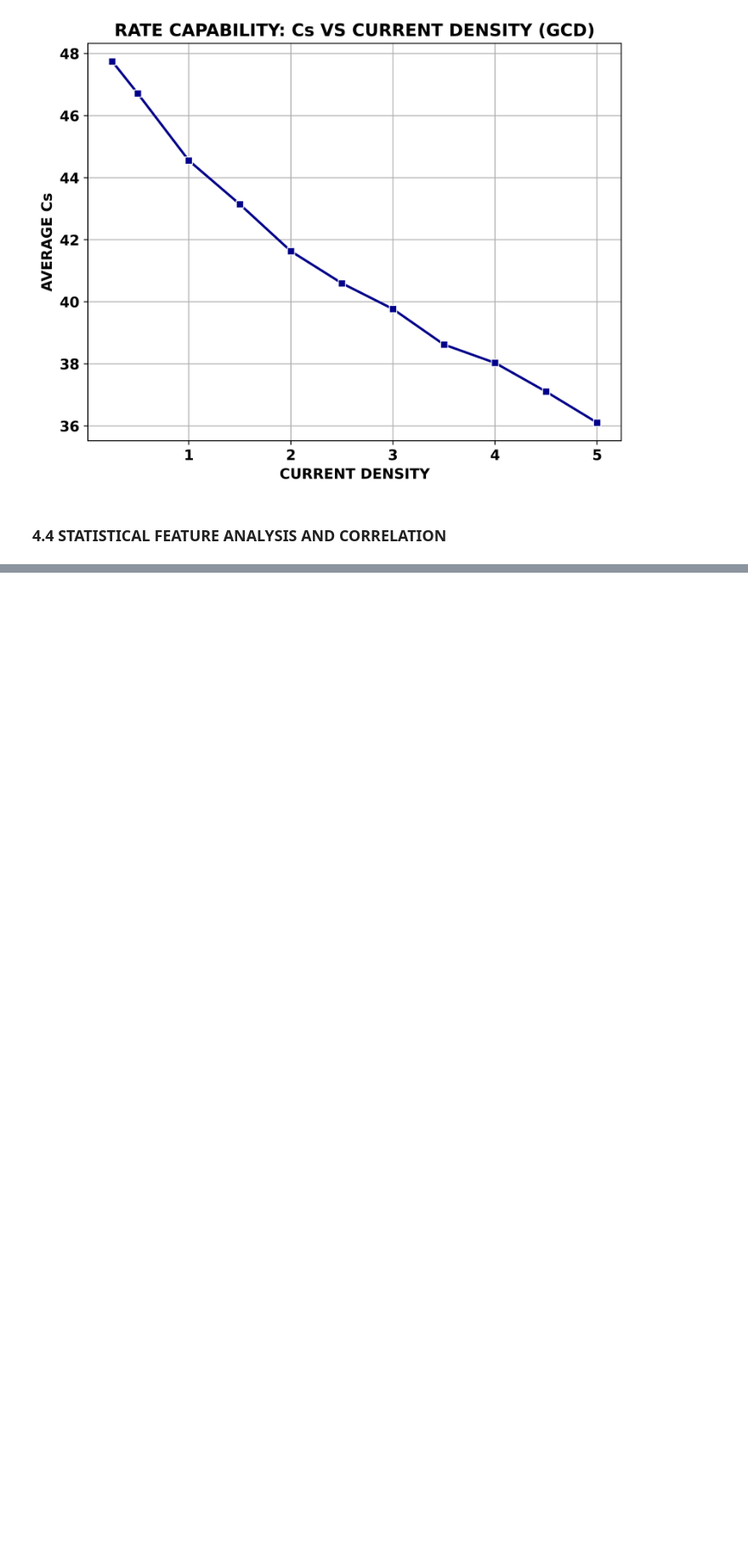
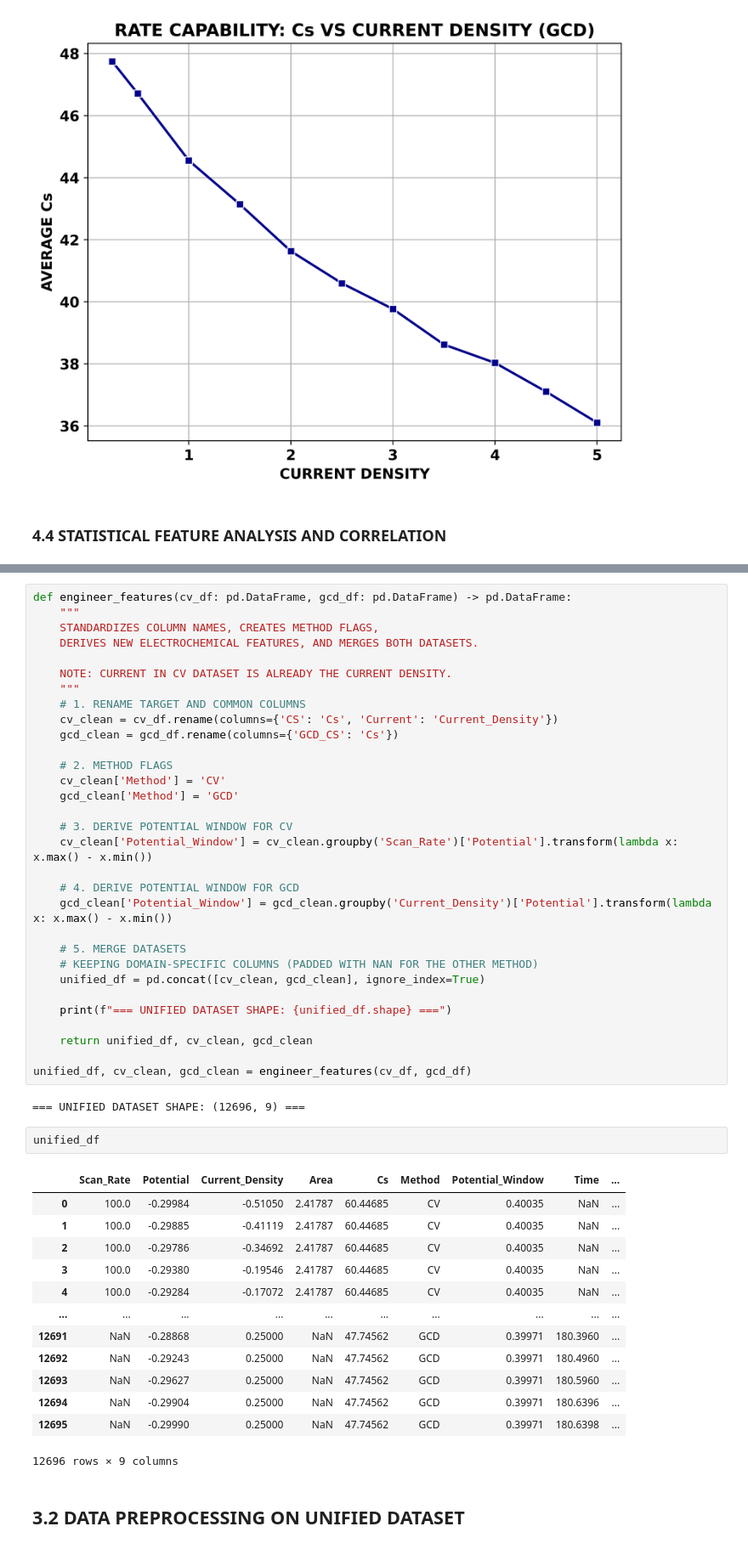
Before and after one commit to DaRkSouL36/CHARGESCOPE-AI, a Jupyter notebook: NOTEBOOKS/NOTEBOOK[1].ipynb, the cells around one changed output, grey strips where cells are left out. Shown at 85% size. Drawn from its saved outputs; the diff is of its cells as text; blank space fills up the shorter version.

Commit message:
FEATURE ENGINEERING AND MERGING (UPDATED)
- CORRECTED FEATURE ENGINEERING (CURRENT AS CURRENT DENSITY)

- DATA PREPROCESSING ON UNIFIED DATASET

```diff
--- a/NOTEBOOKS/NOTEBOOK[1].ipynb
+++ b/NOTEBOOKS/NOTEBOOK[1].ipynb
@@ -363,0 +360,51 @@ plot_correlation_matrices(cv_clean, gcd_clean)
+# %%
+def engineer_features(cv_df: pd.DataFrame, gcd_df: pd.DataFrame) -> pd.DataFrame:
+    """
+    STANDARDIZES COLUMN NAMES, CREATES METHOD FLAGS,
+    DERIVES NEW ELECTROCHEMICAL FEATURES, AND MERGES BOTH DATASETS.
+
+    NOTE: CURRENT IN CV DATASET IS ALREADY THE CURRENT DENSITY.
+    """
+    # 1. RENAME TARGET AND COMMON COLUMNS
+    cv_clean = cv_df.rename(columns={'CS': 'Cs', 'Current': 'Current_Density'})
+    gcd_clean = gcd_df.rename(columns={'GCD_CS': 'Cs'})
+
+    # 2. METHOD FLAGS
+    cv_clean['Method'] = 'CV'
+    gcd_clean['Method'] = 'GCD'
+
+    # 3. DERIVE POTENTIAL WINDOW FOR CV
+    cv_clean['Potential_Window'] = cv_clean.groupby('Scan_Rate')['Potential'].transform(lambda x: x.max() - x.min())
+
+    # 4. DERIVE POTENTIAL WINDOW FOR GCD
+    gcd_clean['Potential_Window'] = gcd_clean.groupby('Current_Density')['Potential'].transform(lambda x: x.max() - x.min())
+
+    # 5. MERGE DATASETS
+    # KEEPING DOMAIN-SPECIFIC COLUMNS (PADDED WITH NAN FOR THE OTHER METHOD)
+    unified_df = pd.concat([cv_clean, gcd_clean], ignore_index=True)
+
+    print(f"=== UNIFIED DATASET SHAPE: {unified_df.shape} ===")
+
+    return unified_df, cv_clean, gcd_clean
+
+unified_df, cv_clean, gcd_clean = engineer_features(cv_df, gcd_df)
+# %% [output]
+=== UNIFIED DATASET SHAPE: (12696, 9) ===
+# %%
+unified_df
+# %% [output]
+|  | Scan_Rate | Potential | Current_Density | Area | Cs | Method | Potential_Window | Time | ... |
+| 0 | 100.0 | -0.29984 | -0.51050 | 2.41787 | 60.44685 | CV | 0.40035 | NaN | ... |
+| 1 | 100.0 | -0.29885 | -0.41119 | 2.41787 | 60.44685 | CV | 0.40035 | NaN | ... |
+| 2 | 100.0 | -0.29786 | -0.34692 | 2.41787 | 60.44685 | CV | 0.40035 | NaN | ... |
+| 3 | 100.0 | -0.29380 | -0.19546 | 2.41787 | 60.44685 | CV | 0.40035 | NaN | ... |
+| 4 | 100.0 | -0.29284 | -0.17072 | 2.41787 | 60.44685 | CV | 0.40035 | NaN | ... |
+| ... | ... | ... | ... | ... | ... | ... | ... | ... | ... |
+| 12691 | NaN | -0.28868 | 0.25000 | NaN | 47.74562 | GCD | 0.39971 | 180.3960 | ... |
+| 12692 | NaN | -0.29243 | 0.25000 | NaN | 47.74562 | GCD | 0.39971 | 180.4960 | ... |
+| 12693 | NaN | -0.29627 | 0.25000 | NaN | 47.74562 | GCD | 0.39971 | 180.5960 | ... |
+| 12694 | NaN | -0.29904 | 0.25000 | NaN | 47.74562 | GCD | 0.39971 | 180.6396 | ... |
+| 12695 | NaN | -0.29990 | 0.25000 | NaN | 47.74562 | GCD | 0.39971 | 180.6398 | ... |
+12696 rows × 9 columns
+# %% [markdown]
+## 3.2 DATA PREPROCESSING ON UNIFIED DATASET
```
Also changed, not shown: parts of 6 cells of this notebook.
